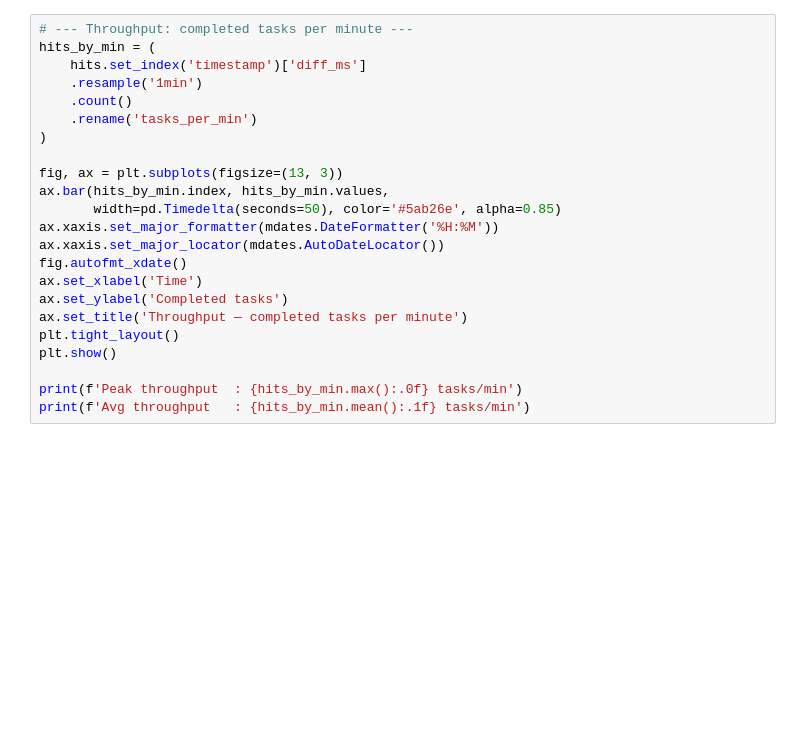
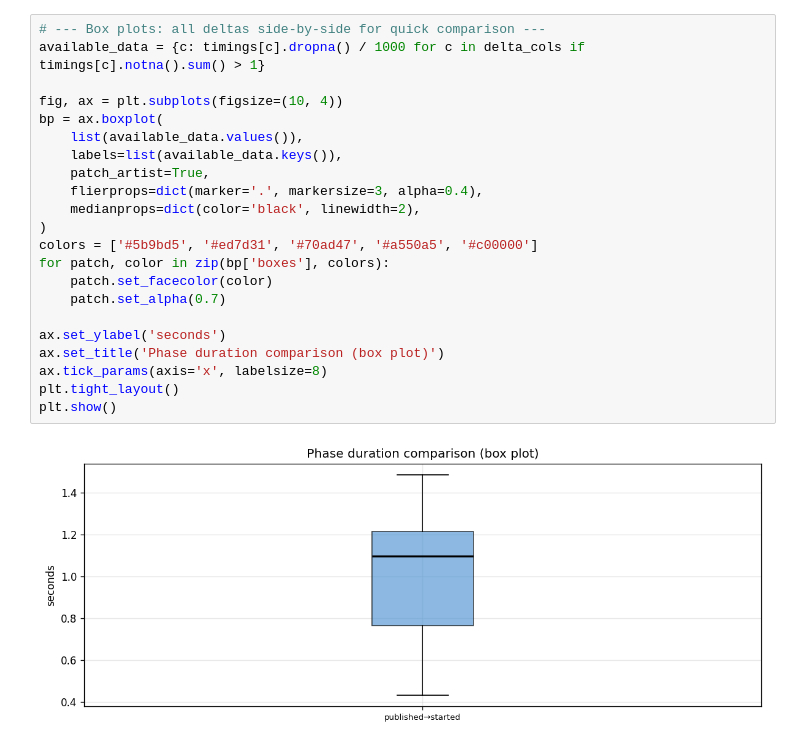
Before and after one commit to EnclaveRunner/benchmark, a Jupyter notebook: notebooks/startup_analysis.ipynb, the cells around one changed output. Cells and saved outputs as stored; diff of their text form; blank space fills up the shorter version.

```diff
--- a/notebooks/startup_analysis.ipynb
+++ b/notebooks/startup_analysis.ipynb
@@ -121,24 +189,25 @@ plt.show()
 # %%
-# --- Throughput: completed tasks per minute ---
-hits_by_min = (
-    hits.set_index('timestamp')['diff_ms']
-    .resample('1min')
-    .count()
-    .rename('tasks_per_min')
+# --- Box plots: all deltas side-by-side for quick comparison ---
+available_data = {c: timings[c].dropna() / 1000 for c in delta_cols if timings[c].notna().sum() > 1}
+
+fig, ax = plt.subplots(figsize=(10, 4))
+bp = ax.boxplot(
+    list(available_data.values()),
+    labels=list(available_data.keys()),
+    patch_artist=True,
+    flierprops=dict(marker='.', markersize=3, alpha=0.4),
+    medianprops=dict(color='black', linewidth=2),
 )
+colors = ['#5b9bd5', '#ed7d31', '#70ad47', '#a550a5', '#c00000']
+for patch, color in zip(bp['boxes'], colors):
+    patch.set_facecolor(color)
+    patch.set_alpha(0.7)
 
-fig, ax = plt.subplots(figsize=(13, 3))
-ax.bar(hits_by_min.index, hits_by_min.values,
-       width=pd.Timedelta(seconds=50), color='#5ab26e', alpha=0.85)
-ax.xaxis.set_major_formatter(mdates.DateFormatter('%H:%M'))
-ax.xaxis.set_major_locator(mdates.AutoDateLocator())
-fig.autofmt_xdate()
-ax.set_xlabel('Time')
-ax.set_ylabel('Completed tasks')
-ax.set_title('Throughput — completed tasks per minute')
+ax.set_ylabel('seconds')
+ax.set_title('Phase duration comparison (box plot)')
+ax.tick_params(axis='x', labelsize=8)
 plt.tight_layout()
 plt.show()
-
-print(f'Peak throughput  : {hits_by_min.max():.0f} tasks/min')
-print(f'Avg throughput   : {hits_by_min.mean():.1f} tasks/min')
+# %% [output]
+[figure, added]
 # %%
```
Also changed, not shown: parts of 7 cells of this notebook, 2 other files.
